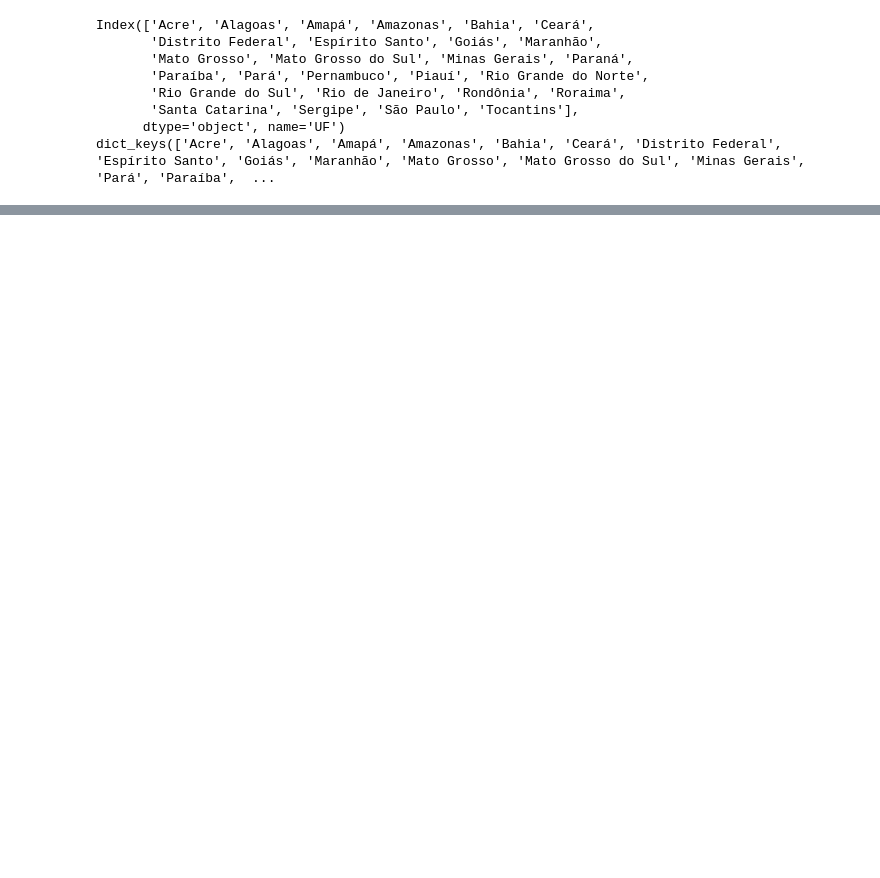
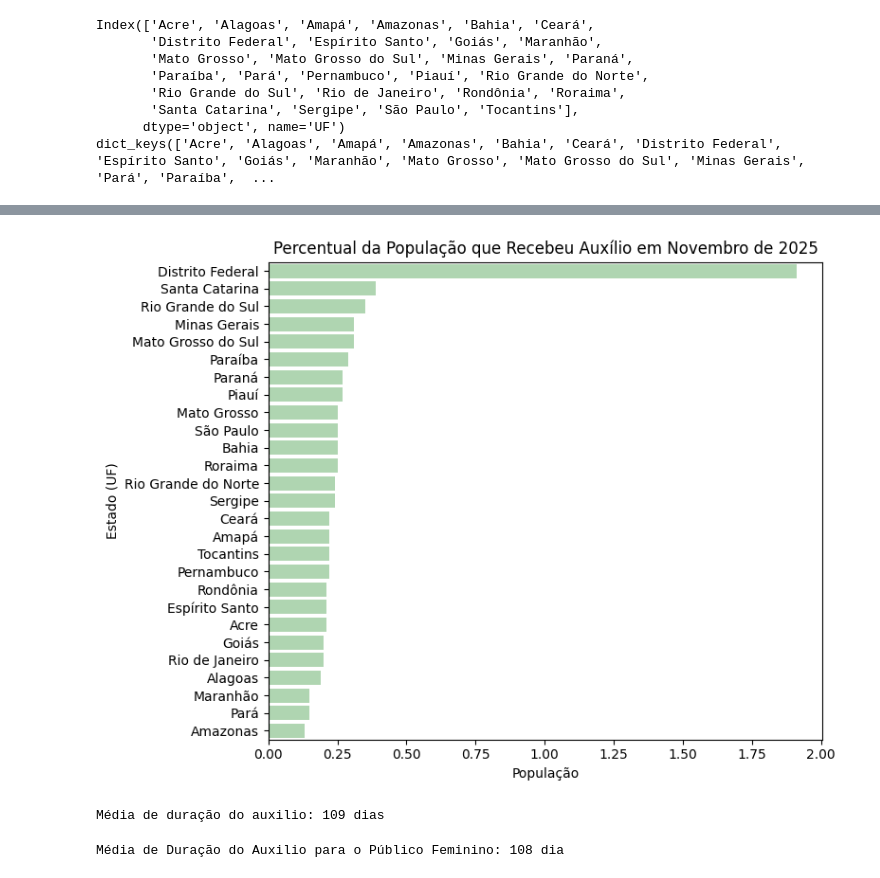
Before and after one commit to Estressei/ProjetoTrilhaDados, a Jupyter notebook: main.ipynb, the cells around one changed output, grey strips where cells are left out. Cells and saved outputs as stored; diff of their text form; code cells hidden in the pictures; blank space fills up the shorter version.

```diff
--- a/main.ipynb
+++ b/main.ipynb
@@ -327,0 +373,6 @@ dict_keys(['Acre', 'Alagoas', 'Amapá', 'Amazonas', 'Bahia', 'Ceará', 'Distrito
+# %%
+#Cria df com percentual de auxilios concedidos em comparação com a população
+comparacao = pd.merge(df_auxilios_por_UF, populacao, left_on='UF',right_on='Unidade da Federação')
+comparacao['porcentagem_auxilio'] = ((comparacao['Total de Auxilios Concedidos'] / comparacao['População_residente']) * 100).round(2)
+comparacao = comparacao.sort_values('porcentagem_auxilio', ascending=False)
+comparacao
@@ -327,0 +397,35 @@ dict_keys(['Acre', 'Alagoas', 'Amapá', 'Amazonas', 'Bahia', 'Ceará', 'Distrito
+# %%
+#Exibe o percentual de auxilios distribuidos comparado com a população
+plt.figure(figsize=(8,6))
+sns.barplot(
+    data=comparacao,
+    y='UF',
+    x='porcentagem_auxilio',
+    color='#A8DCAB',
+)
+plt.title('Percentual da População que Recebeu Auxílio em Novembro de 2025')
+plt.xlabel('População')
+plt.ylabel('Estado (UF)')
+plt.tight_layout()
+plt.show()
+# %% [output]
+[figure, added]
+# %%
+#Exibe a média de dias de duração de beneficio
+intervalo = auxilios['Data DCB'] - auxilios['Data DIB']
+media = intervalo.mean()
+media = media.days
+
+print(f"Média de duração do auxilio: {media} dias")
+# %% [output]
+Média de duração do auxilio: 109 dias
+# %%
+#Exibe a média de dias de duração de beneficio para mulheres
+df_mulheres = auxilios[auxilios['Sexo'] == 'Feminino']
+intervalo_mulheres = df_mulheres['Data DCB'] - df_mulheres['Data DIB']
+media_mulheres = intervalo_mulheres.mean()
+media_mulheres = media_mulheres.days
+
+print(f"Média de Duração do Auxilio para o Público Feminino: {media_mulheres} dia")
+# %% [output]
+Média de Duração do Auxilio para o Público Feminino: 108 dia
```
Also changed, not shown: parts of 14 cells of this notebook.
